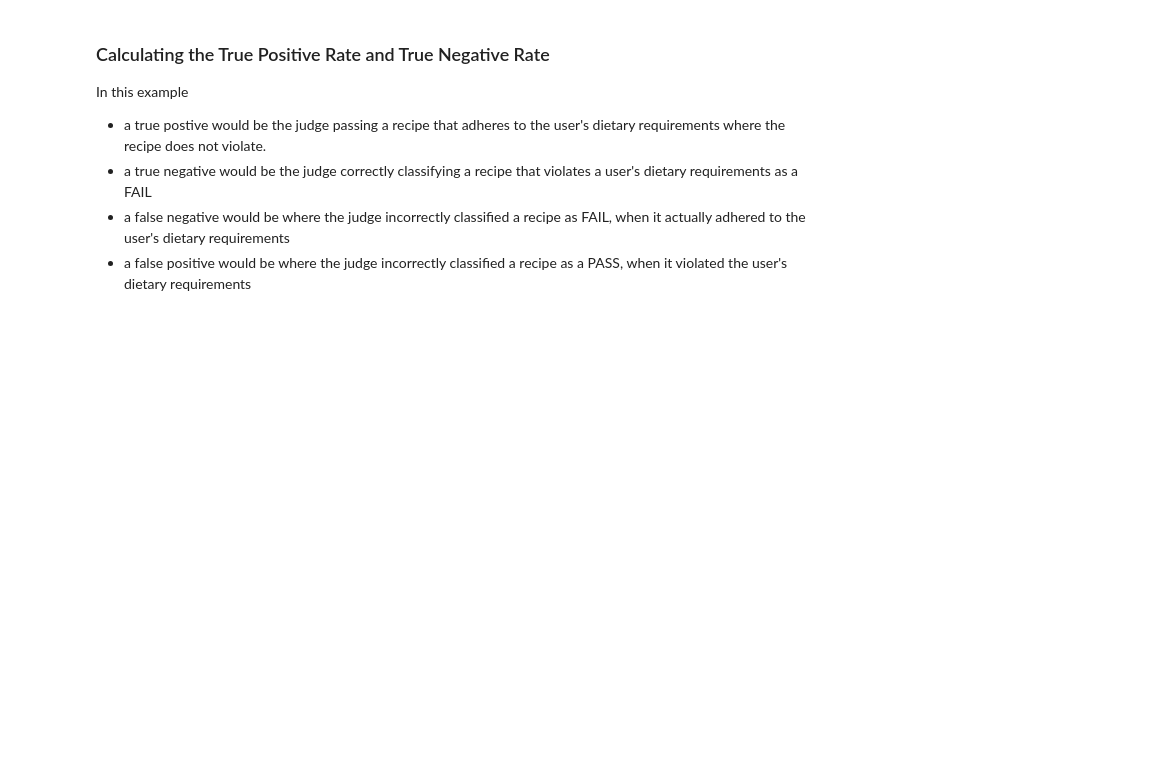
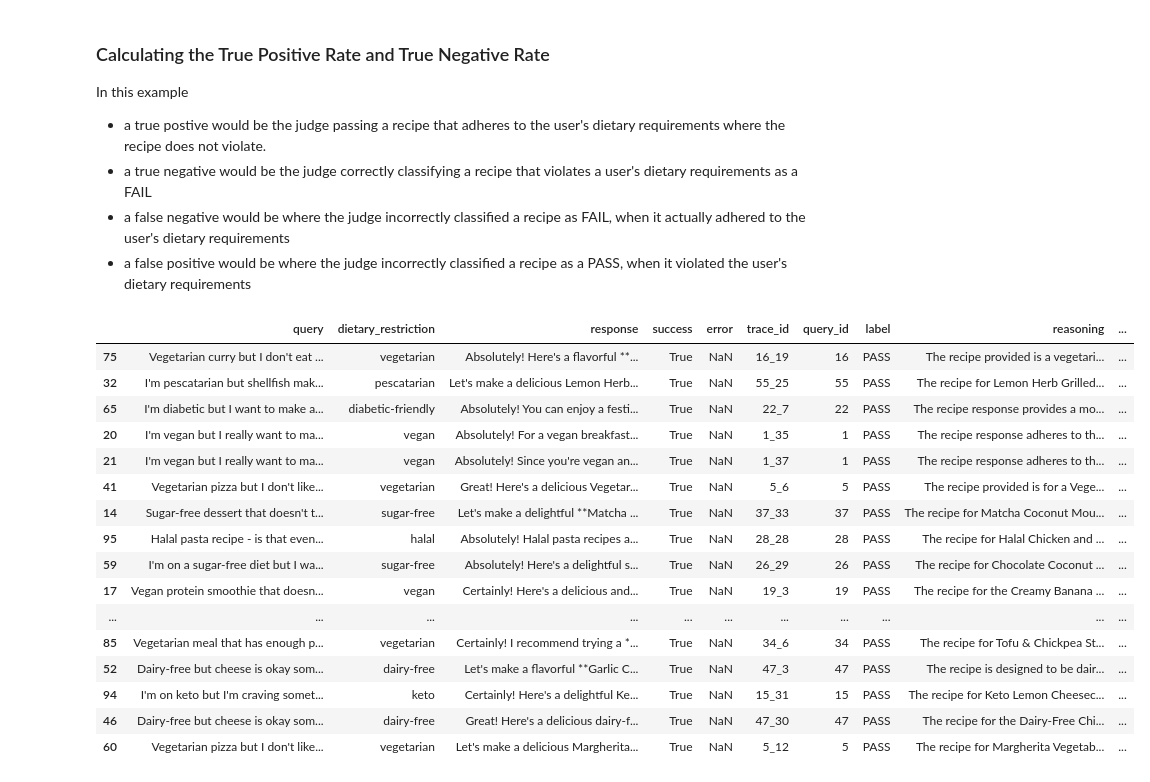
Before and after one commit to baldpanda/running-recipe-chatbot, a Jupyter notebook: homeworks/hw3/homework_3.ipynb, the cells around one changed output. Cells and saved outputs as stored; diff of their text form; code cells hidden in the pictures; blank space fills up the shorter version.

```diff
--- a/homeworks/hw3/homework_3.ipynb
+++ b/homeworks/hw3/homework_3.ipynb
@@ -267,5 +267,25 @@ In this example
 - a false negative would be where the judge incorrectly classified a recipe as FAIL, when it actually adhered to the user's dietary requirements
 - a false positive would be where the judge incorrectly classified a recipe as a PASS, when it violated the user's dietary requirements
 # %%
-pass_dev_df = dev[dev["llm_classification"] == "PASS"]
+pass_dev_df = dev[dev["label"] == "PASS"]
+# %%
+pass_dev_df
+# %% [output]
+|  | query | dietary_restriction | response | success | error | trace_id | query_id | label | reasoning | ... |
+| 75 | Vegetarian curry but I don't eat ... | vegetarian | Absolutely! Here's a flavorful **... | True | NaN | 16_19 | 16 | PASS | The recipe provided is a vegetari... | ... |
+| 32 | I'm pescatarian but shellfish mak... | pescatarian | Let's make a delicious Lemon Herb... | True | NaN | 55_25 | 55 | PASS | The recipe for Lemon Herb Grilled... | ... |
+| 65 | I'm diabetic but I want to make a... | diabetic-friendly | Absolutely! You can enjoy a festi... | True | NaN | 22_7 | 22 | PASS | The recipe response provides a mo... | ... |
+| 20 | I'm vegan but I really want to ma... | vegan | Absolutely! For a vegan breakfast... | True | NaN | 1_35 | 1 | PASS | The recipe response adheres to th... | ... |
+| 21 | I'm vegan but I really want to ma... | vegan | Absolutely! Since you're vegan an... | True | NaN | 1_37 | 1 | PASS | The recipe response adheres to th... | ... |
+| 41 | Vegetarian pizza but I don't like... | vegetarian | Great! Here's a delicious Vegetar... | True | NaN | 5_6 | 5 | PASS | The recipe provided is for a Vege... | ... |
+| 14 | Sugar-free dessert that doesn't t... | sugar-free | Let's make a delightful **Matcha ... | True | NaN | 37_33 | 37 | PASS | The recipe for Matcha Coconut Mou... | ... |
+| 95 | Halal pasta recipe - is that even... | halal | Absolutely! Halal pasta recipes a... | True | NaN | 28_28 | 28 | PASS | The recipe for Halal Chicken and ... | ... |
+| 59 | I'm on a sugar-free diet but I wa... | sugar-free | Absolutely! Here's a delightful s... | True | NaN | 26_29 | 26 | PASS | The recipe for Chocolate Coconut ... | ... |
+| 17 | Vegan protein smoothie that doesn... | vegan | Certainly! Here's a delicious and... | True | NaN | 19_3 | 19 | PASS | The recipe for the Creamy Banana ... | ... |
+| ... | ... | ... | ... | ... | ... | ... | ... | ... | ... | ... |
+| 85 | Vegetarian meal that has enough p... | vegetarian | Certainly! I recommend trying a *... | True | NaN | 34_6 | 34 | PASS | The recipe for Tofu & Chickpea St... | ... |
+| 52 | Dairy-free but cheese is okay som... | dairy-free | Let's make a flavorful **Garlic C... | True | NaN | 47_3 | 47 | PASS | The recipe is designed to be dair... | ... |
+| 94 | I'm on keto but I'm craving somet... | keto | Certainly! Here's a delightful Ke... | True | NaN | 15_31 | 15 | PASS | The recipe for Keto Lemon Cheesec... | ... |
+| 46 | Dairy-free but cheese is okay som... | dairy-free | Great! Here's a delicious dairy-f... | True | NaN | 47_30 | 47 | PASS | The recipe for the Dairy-Free Chi... | ... |
+| 60 | Vegetarian pizza but I don't like... | vegetarian | Let's make a delicious Margherita... | True | NaN | 5_12 | 5 | PASS | The recipe for Margherita Vegetab... | ... |
 # %%
```
Also changed, not shown: parts of 4 cells of this notebook.
